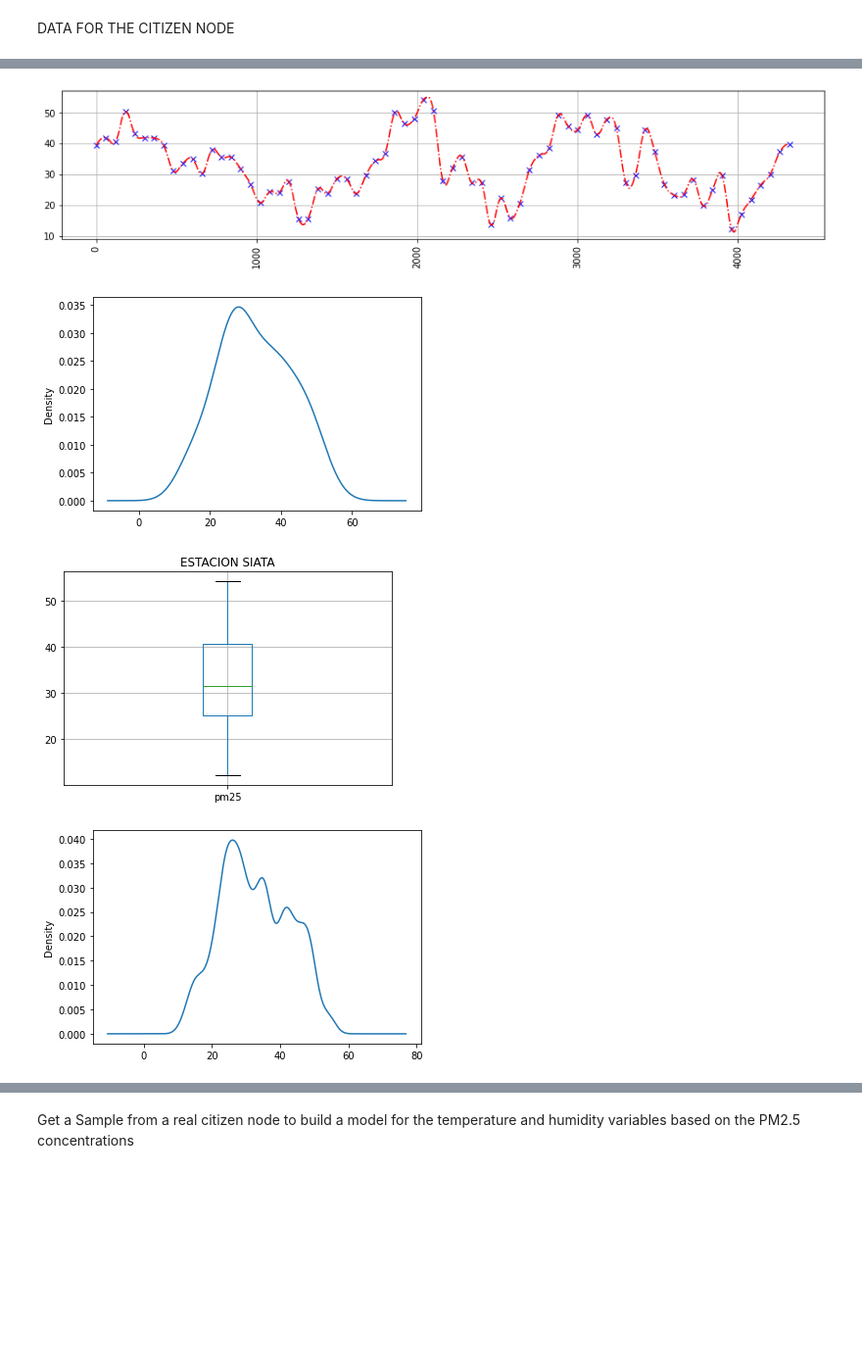
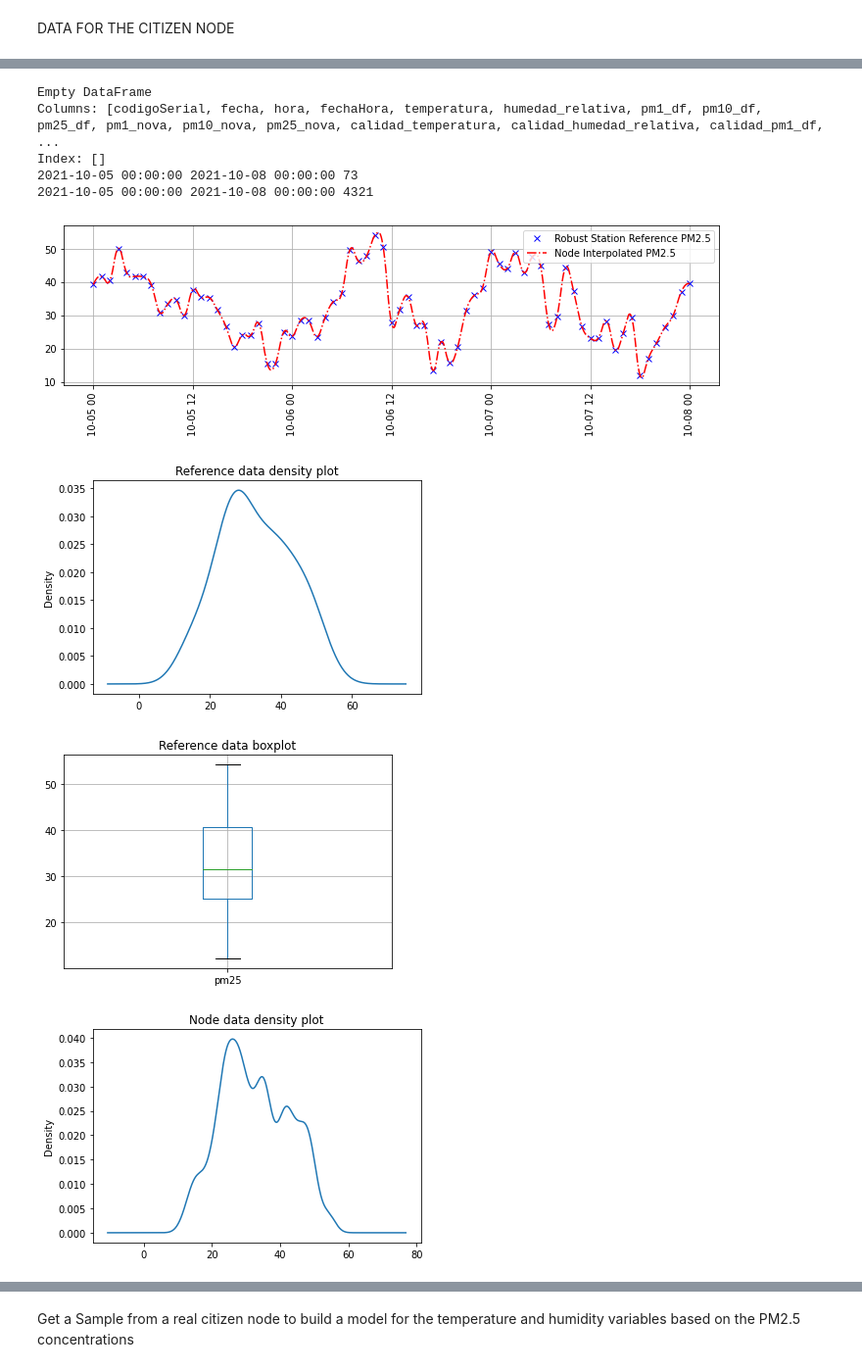
Before and after one commit to julioeagle/DQ_Repo, a Jupyter notebook: ArtificialDataset.ipynb, the cells around one changed output, grey strips where cells are left out. Shown at 98% size. Drawn from its saved outputs; the diff is of its cells as text; code cells hidden in the pictures; blank space fills up the shorter version.

Commit message:
Keep pruning the code and the name of the main file was changed
Keep pruning the code and the name of the main file was changed

```diff
--- a/ArtificialDataset.ipynb
+++ b/ArtificialDataset.ipynb
@@ -25,9 +19,16 @@ DATA FOR THE REFERENCE STATION
 # %%
-#The real perios is 01/03/2020 till 03/03/2020, and the reference station is the codigoSerial=90
+#The real period from which the data was obtained is from 01/03/2020 till 03/03/2020, and the reference station is the codigoSerial=90
 start_time ="2021-10-05 00:00:00"
 end_time   ="2021-10-08 00:00:00"
 
 header_SS=["Fecha_Hora","codigoSerial","pm25","calidad_pm25","pm10","calidad_pm10"]
 datatypes_SS={"codigoSerial":np.uint16,"pm25":np.float32,"pm10":np.float32}
-df_SS = pd.read_csv("C:/Users/julio/Documents/UDEA/Maestría/DQ in IOT/Datasets/Dataset for testing/Synthetic/2 from real/"+"SS_Synthetic_2.csv", header=None,names=header_SS, usecols=header_SS , dtype=datatypes_SS,parse_dates=["Fecha_Hora"],
+df_SS = pd.read_csv("C:/Users/julio/Documents/UDEA/Maestría/DQ in IOT/Datasets/Dataset for testing/Synthetic/"+"SS_Synthetic_2.csv", header=None,names=header_SS, usecols=header_SS , dtype=datatypes_SS,parse_dates=["Fecha_Hora"],
             dayfirst=True)
+
+df_SS["Time"] = [d.strftime('%Y-%m-%d %H:%M:%S') for d in df_SS['Fecha_Hora']]
+plt.figure(figsize=(15,3))
+#plt.plot(df_SS["pm25"],"bx")
+plt.plot(df_SS["Time"],df_SS["pm25"],"bx")
+plt.xticks(rotation=90)
+plt.grid()
@@ -64,42 +57,56 @@ df_CC.sort_values(by="fechaHora", axis=0, ascending=True, inplace=False, ignore_
 df_CC["pm25_df"]=df_CC.pm25.interpolate(method='polynomial', axis=0, order=2)
 
 
-#Both not interpolated and interpolated data plot
-plt.figure(figsize=(15,3))
-#df_CC["Time"] = [d.strftime('%Y-%m-%d %H:%M:%S') for d in df_CC['fechaHora']]
-#plt.plot(df_CC["Time"],df_CC["pm25_df"],"bx")
-plt.plot(df_CC["pm25"],"bx")
-plt.plot(df_CC["pm25_df"],"r-.")
+
+#Plot both not interpolated and interpolated data
+
+plt.figure(figsize=(12,3))
+df_CC_aux=df_CC.loc[:,["fechaHora","pm25"]]
+df_CC_aux=df_CC_aux.set_index("fechaHora",inplace=False)
+plt.plot(df_CC_aux,"bx",label="Robust Station Reference PM2.5")
+df_CC_aux=df_CC.loc[:,["fechaHora","pm25_df"]]
+df_CC_aux=df_CC_aux.set_index("fechaHora",inplace=False)
+plt.plot(df_CC_aux,"r-.",label="Node Interpolated PM2.5")
 plt.xticks(rotation=90)
-plt.grid()
+plt.grid(which='both')
+plt.legend(loc="upper right")
+plt.savefig('C:/Users/julio/Downloads/BaseData.eps', format='eps',bbox_inches = "tight")
 
-#Density and boxplot before cleaning
+
+#Density and boxplot Of Reference Station
 plt.figure()
 df_CC["pm25"].plot.density()
+plt.title("Reference data density plot")
 plt.show()
+
 df_CC.boxplot(["pm25"])
-plt.title("ESTACION SIATA")
-df_CC=df_CC.copy()
+plt.title("Reference data boxplot")
+plt.show()
+#df_CC=df_CC.copy()
 
-#Density and boxplot before cleaning
+#Density and boxplot of a node
 plt.figure()
 df_CC["pm25_df"].plot.density()
+plt.title("Node data density plot")
 plt.show()
 df_CC.boxplot(["pm25_df"])
-df_CC=df_CC.copy()
+plt.title("node data boxplot")
+plt.show()
+#df_CC=df_CC.copy()
 
-#CLEANING
+##CLEANING
 Q1 = df_CC['pm25_df'].quantile(0.25)
 Q3 = df_CC['pm25_df'].quantile(0.75)
 IQR = Q3 - Q1    #IQR is interquartile range.
 df_CC.loc[df_CC["pm25_df"]>=Q3 + 1.5 *IQR,"pm25_df"]=np.nan
+#
+#plt.figure()
+#df_CC["pm25_df"].plot.density()
+#plt.show()
+#df_CC.boxplot(["pm25_df"])
+#plt.show()
 
-plt.figure()
-df_CC["pm25_df"].plot.density()
-plt.show()
-df_CC.boxplot(["pm25_df"])
-plt.show()
-
-print("Cantidad de nan: ",np.count_nonzero(np.isnan(df_CC['pm25_df'])))
-print(df_CC.head(5))
+#If any nan value is present, then it means that some data was cleaned from the dataset
+print("Amount of nan values: ",np.count_nonzero(np.isnan(df_CC['pm25_df'])))
+#print(df_CC.head(5))
 # %% [output]
@@ -111,4 +115,9 @@ Index: []
+Empty DataFrame
+Columns: [codigoSerial, fecha, hora, fechaHora, temperatura, humedad_relativa, pm1_df, pm10_df, pm25_df, pm1_nova, pm10_nova, pm25_nova, calidad_temperatura, calidad_humedad_relativa, calidad_pm1_df,  ...
+Index: []
+2021-10-05 00:00:00 2021-10-08 00:00:00 73
+2021-10-05 00:00:00 2021-10-08 00:00:00 4321
-[figure, old version]
+[figure, new version]
-[figure, old version]
+[figure, new version]
-[figure, old version]
+[figure, new version]
-[figure, old version]
+[figure, new version]
```
Also changed, not shown: parts of 34 cells of this notebook, 2 other files.
